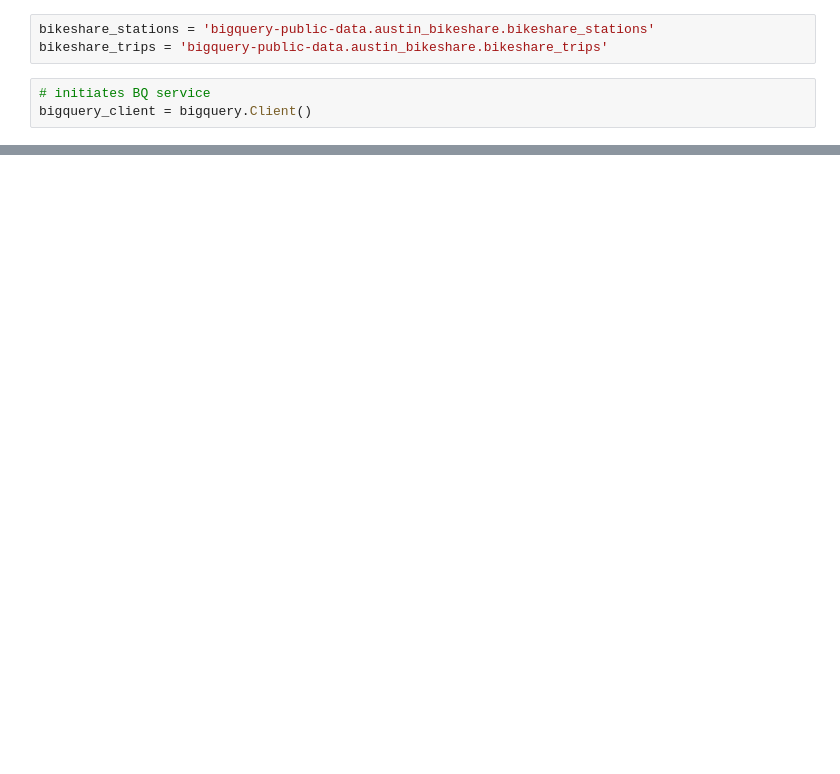
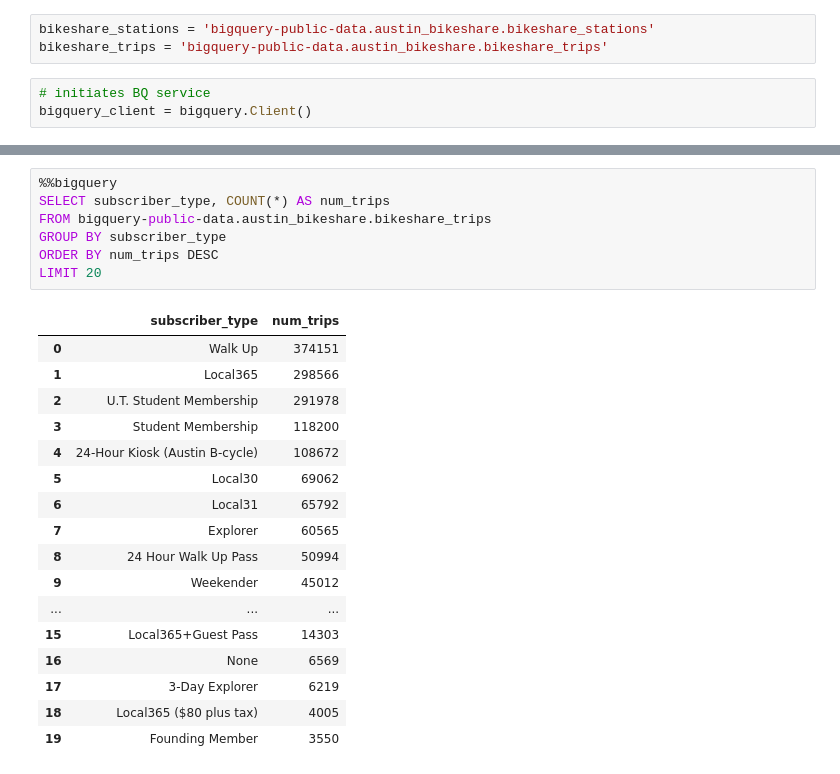
Before and after one commit to dan-bouchard/sql-big-query, a Jupyter notebook: sql_big_query.ipynb, the cells around one changed output, grey strips where cells are left out. Drawn from its saved outputs; the diff is of its cells as text; blank space fills up the shorter version.

```diff
--- a/sql_big_query.ipynb
+++ b/sql_big_query.ipynb
@@ -73,0 +188,25 @@ LIMIT 3
+# %%
+%%bigquery
+SELECT subscriber_type, COUNT(*) AS num_trips
+FROM bigquery-public-data.austin_bikeshare.bikeshare_trips
+GROUP BY subscriber_type
+ORDER BY num_trips DESC
+LIMIT 20
+# %% [output]
+|  | subscriber_type | num_trips |
+| 0 | Walk Up | 374151 |
+| 1 | Local365 | 298566 |
+| 2 | U.T. Student Membership | 291978 |
+| 3 | Student Membership | 118200 |
+| 4 | 24-Hour Kiosk (Austin B-cycle) | 108672 |
+| 5 | Local30 | 69062 |
+| 6 | Local31 | 65792 |
+| 7 | Explorer | 60565 |
+| 8 | 24 Hour Walk Up Pass | 50994 |
+| 9 | Weekender | 45012 |
+| ... | ... | ... |
+| 15 | Local365+Guest Pass | 14303 |
+| 16 | None | 6569 |
+| 17 | 3-Day Explorer | 6219 |
+| 18 | Local365 ($80 plus tax) | 4005 |
+| 19 | Founding Member | 3550 |
```
Also changed, not shown: parts of 18 cells of this notebook.
